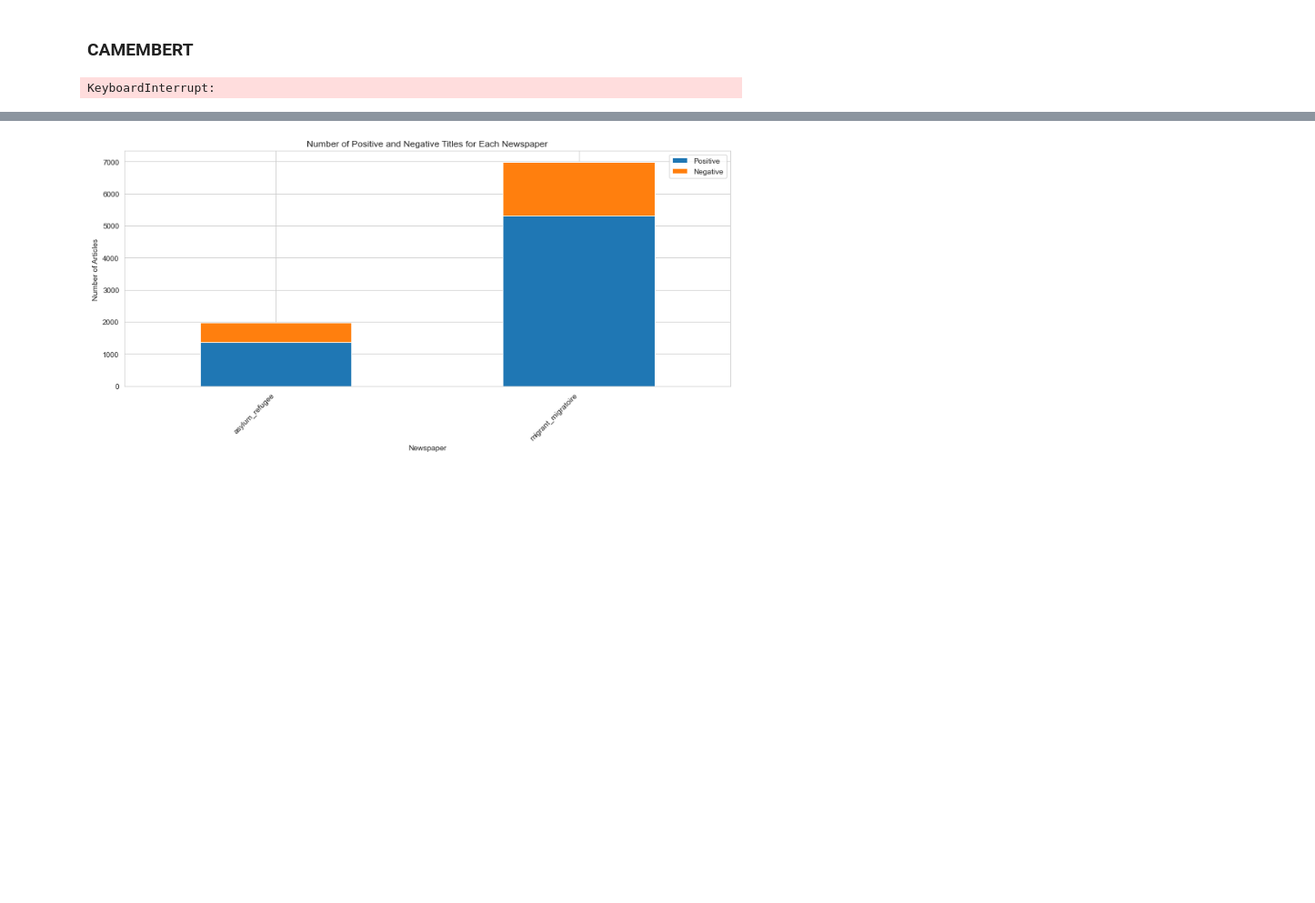
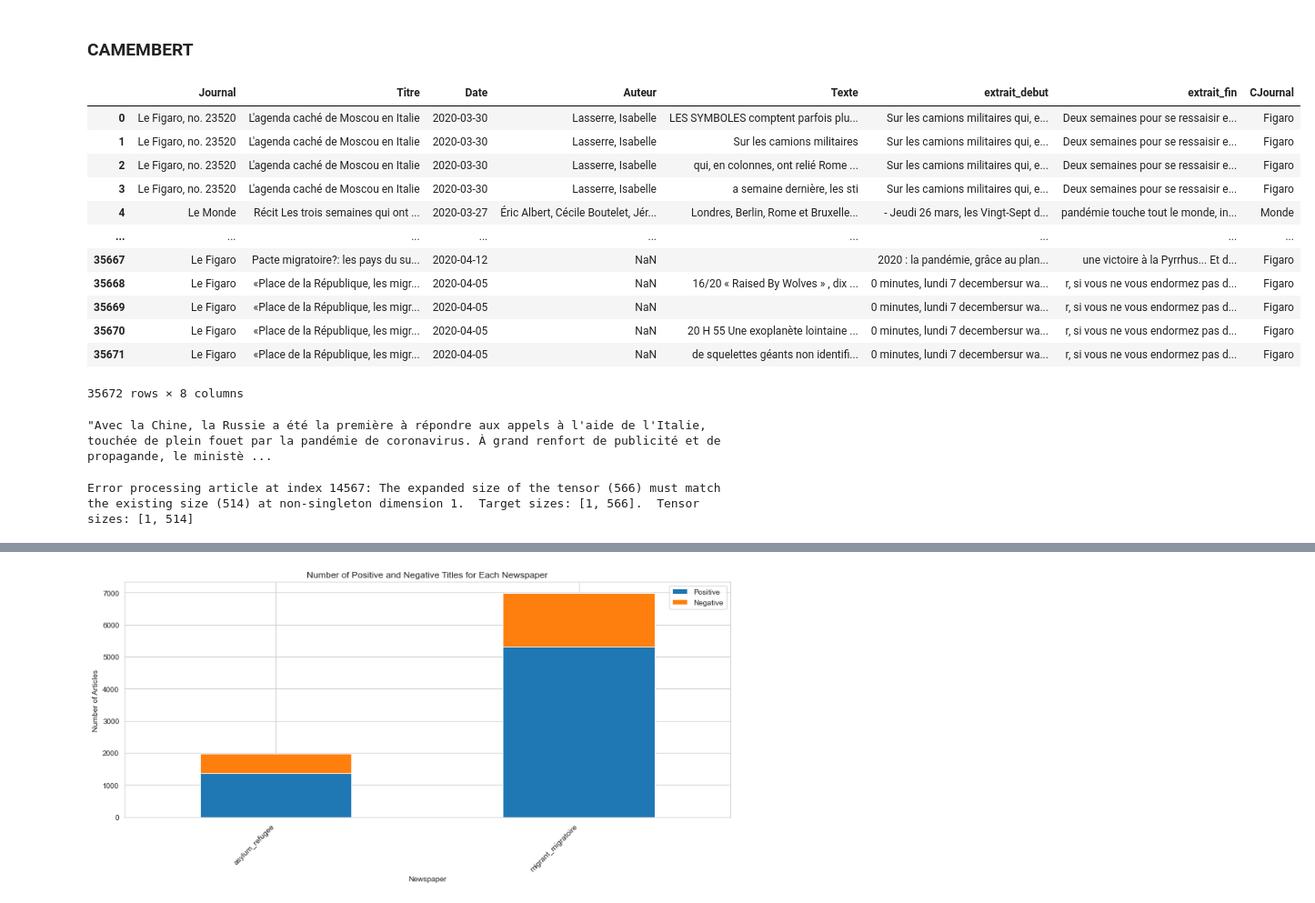
Before and after one commit to cmllbll/Projet_DSSS_2023, a Jupyter notebook: Sentiment Analysis.ipynb, the cells around one changed output, grey strips where cells are left out. Shown at 91% size. Cells and saved outputs as stored; diff of their text form; code cells hidden in the pictures; blank space fills up the shorter version.

Commit message:
Split articles sentiment analysis

```diff
--- a/Sentiment Analysis.ipynb
+++ b/Sentiment Analysis.ipynb
@@ -182,20 +203,89 @@ from transformers import pipeline
 
 # Set up the inference pipeline using a model from the 🤗 Hub
 sentiment_analysis = pipeline(model="Peed911/french_sentiment_analysis")
+# %%
+# Function to find the nearest end-of-sentence punctuation within a text chunk
+def find_split_point(chunk):
+    # Search for end-of-sentence punctuation within the chunk
+    match = re.search(r'[.!?]', chunk)
+    if match:
+        # Return the index of the punctuation plus one to include it in the first part
+        return match.end()
+    else:
+        # If no punctuation found, return the end of the chunk
+        return len(chunk)
+
+# Function to split text into four parts without splitting sentences
+def split_and_duplicate(row):
+    text = row['Texte']
+    text_length = len(text)
+    part_length = text_length // 4  # Calculate the approximate length of each part
+
+    # Split the text into four parts
+    part1_end = find_split_point(text[:part_length])
+    part2_end = find_split_point(text[part_length:2*part_length])
+    part3_end = find_split_point(text[2*part_length:3*part_length])
+    part4_end = find_split_point(text[3*part_length:])
+
+    # Extract parts based on the found split points
+    part1 = text[:part1_end]
+    part2 = text[part1_end:part2_end]
+    part3 = text[part2_end:part3_end]
+    part4 = text[part3_end:part4_end]
+
+    # Create four new rows with the split text parts
+    row1 = row.copy()
+    row1['Texte'] = part1.strip()
+
+    row2 = row.copy()
+    row2['Texte'] = part2.strip()
+
+    row3 = row.copy()
+    row3['Texte'] = part3.strip()
+
+    row4 = row.copy()
+    row4['Texte'] = part4.strip()
+
+    return pd.DataFrame([row1, row2, row3, row4])
+
+# Apply the function to each row and concatenate the results
+df_split = pd.concat(df.apply(split_and_duplicate, axis=1).tolist(), ignore_index=True)
+
+
+
+df_split
+# %% [output]
+|  | Journal | Titre | Date | Auteur | Texte | extrait_debut | extrait_fin | CJournal |
+| 0 | Le Figaro, no. 23520 | L'agenda caché de Moscou en Italie | 2020-03-30 | Lasserre, Isabelle | LES SYMBOLES comptent parfois plu... | Sur les camions militaires qui, e... | Deux semaines pour se ressaisir e... | Figaro |
+| 1 | Le Figaro, no. 23520 | L'agenda caché de Moscou en Italie | 2020-03-30 | Lasserre, Isabelle | Sur les camions militaires | Sur les camions militaires qui, e... | Deux semaines pour se ressaisir e... | Figaro |
+| 2 | Le Figaro, no. 23520 | L'agenda caché de Moscou en Italie | 2020-03-30 | Lasserre, Isabelle | qui, en colonnes, ont relié Rome ... | Sur les camions militaires qui, e... | Deux semaines pour se ressaisir e... | Figaro |
+| 3 | Le Figaro, no. 23520 | L'agenda caché de Moscou en Italie | 2020-03-30 | Lasserre, Isabelle | a semaine dernière, les sti | Sur les camions militaires qui, e... | Deux semaines pour se ressaisir e... | Figaro |
+| 4 | Le Monde | Récit Les trois semaines qui ont ... | 2020-03-27 | Éric Albert, Cécile Boutelet, Jér... | Londres, Berlin, Rome et Bruxelle... | - Jeudi 26 mars, les Vingt-Sept d... | pandémie touche tout le monde, in... | Monde |
+| ... | ... | ... | ... | ... | ... | ... | ... | ... |
+| 35667 | Le Figaro | Pacte migratoire?: les pays du su... | 2020-04-12 | NaN |  | 2020 : la pandémie, grâce au plan... | une victoire à la Pyrrhus... Et d... | Figaro |
+| 35668 | Le Figaro | «Place de la République, les migr... | 2020-04-05 | NaN | 16/20 « Raised By Wolves » , dix ... | 0 minutes, lundi 7 decembersur wa... | r, si vous ne vous endormez pas d... | Figaro |
+| 35669 | Le Figaro | «Place de la République, les migr... | 2020-04-05 | NaN |  | 0 minutes, lundi 7 decembersur wa... | r, si vous ne vous endormez pas d... | Figaro |
+| 35670 | Le Figaro | «Place de la République, les migr... | 2020-04-05 | NaN | 20 H 55 Une exoplanète lointaine ... | 0 minutes, lundi 7 decembersur wa... | r, si vous ne vous endormez pas d... | Figaro |
+| 35671 | Le Figaro | «Place de la République, les migr... | 2020-04-05 | NaN | de squelettes géants non identifi... | 0 minutes, lundi 7 decembersur wa... | r, si vous ne vous endormez pas d... | Figaro |
+35672 rows × 8 columns
+# %%
+df_split['Texte'][3]
+# %% [output]
+"Avec la Chine, la Russie a été la première à répondre aux appels à l'aide de l'Italie, touchée de plein fouet par la pandémie de coronavirus. À grand renfort de publicité et de propagande, le ministè ...
 # %%
 # Creating an empty list to store the results
 articles_sentiment = []
 
 # Iterating over each row in the DataFrame
-for index, row in merged_df.iterrows():
+for index, row in df_split.iterrows():
     try:
-        content = row['Titre']
+        content = row['Texte']
         sentiment = sentiment_analysis(content)
         articles_sentiment.append({'article': content, 'sentiment': sentiment})
     except Exception as e:
         print(f"Error processing article at index {index}: {e}")
 # %% [output]
-KeyboardInterrupt:
+Error processing article at index 14567: The expanded size of the tensor (566) must match the existing size (514) at non-singleton dimension 1.  Target sizes: [1, 566].  Tensor sizes: [1, 514]
 # %%
 # Creating a new DataFrame from the results
 sentiment_df = pd.DataFrame(articles_sentiment)
```
Also changed, not shown: parts of 11 cells of this notebook, 1 other file.
